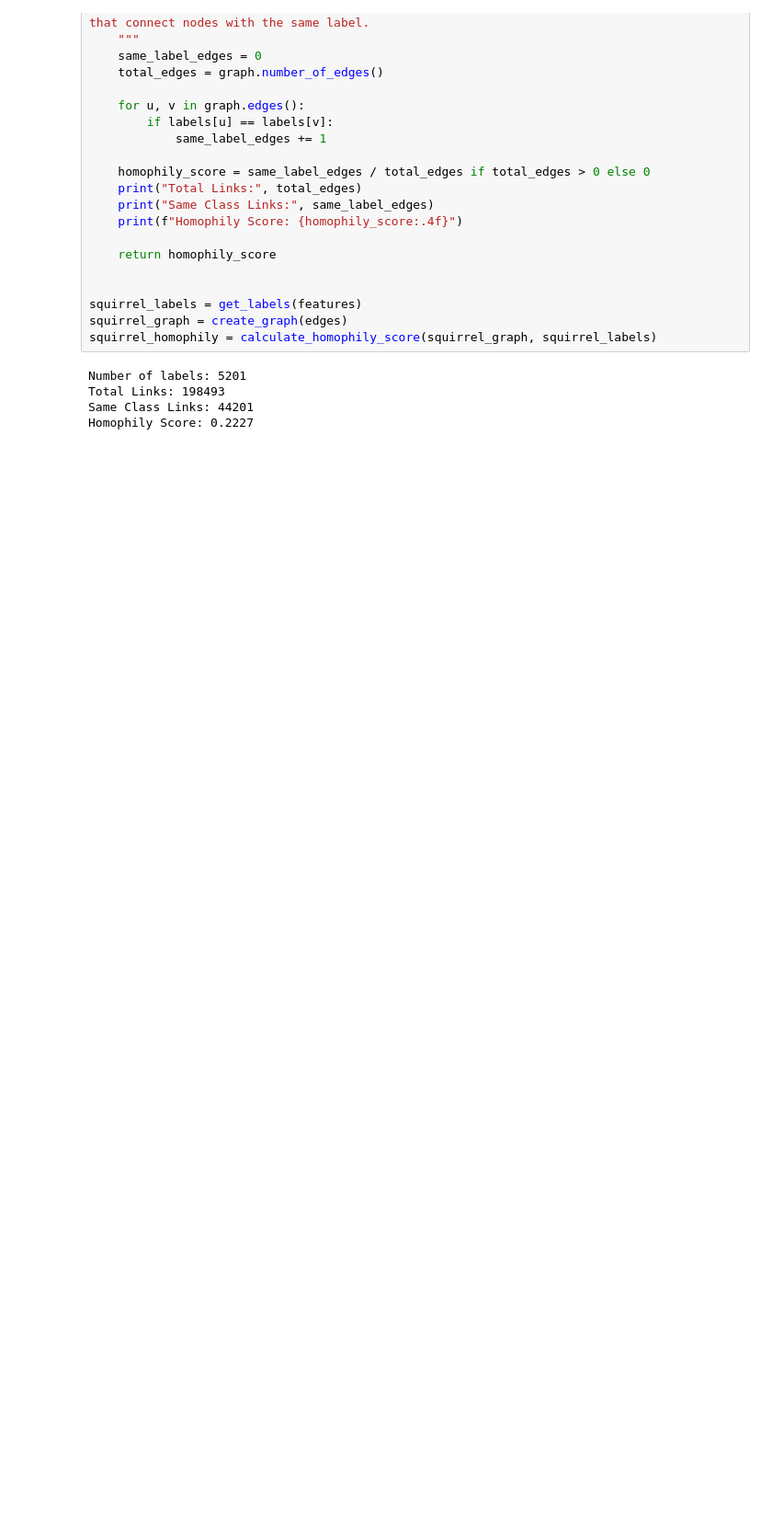
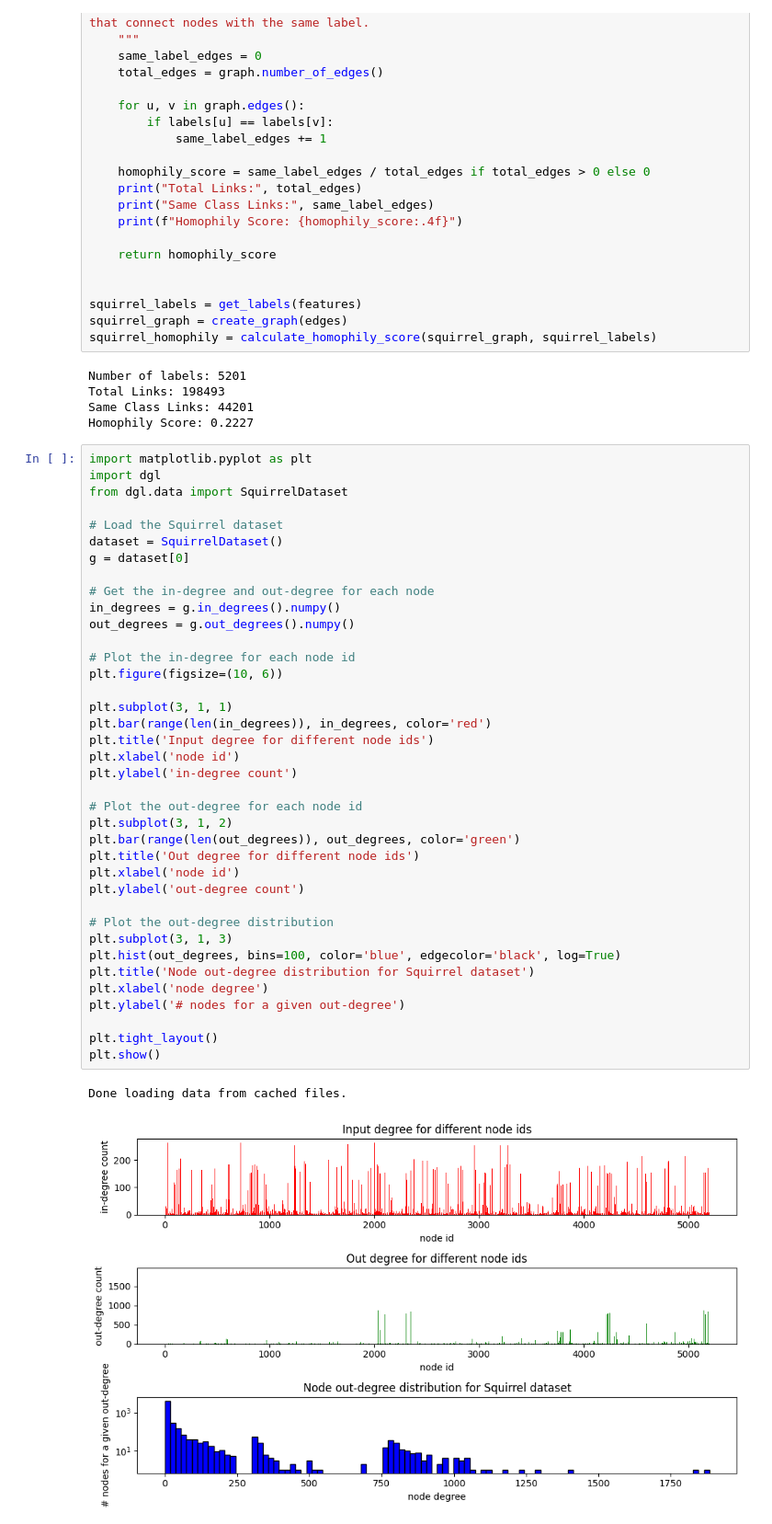
Before and after one commit to tshjustin/GCN-Benchmark, a Jupyter notebook: EDA_SQUIRREL.ipynb, the cells around one changed output. Shown at 92% size. Cells and saved outputs as stored; diff of their text form; blank space fills up the shorter version.

```diff
--- a/EDA_SQUIRREL.ipynb
+++ b/EDA_SQUIRREL.ipynb
@@ -136,3 +136,44 @@ Number of labels: 5201
 Total Links: 198493
 Same Class Links: 44201
 Homophily Score: 0.2227
+# %%
+import matplotlib.pyplot as plt
+import dgl
+from dgl.data import SquirrelDataset
+
+# Load the Squirrel dataset
+dataset = SquirrelDataset()
+g = dataset[0]
+
+# Get the in-degree and out-degree for each node
+in_degrees = g.in_degrees().numpy()
+out_degrees = g.out_degrees().numpy()
+
+# Plot the in-degree for each node id
+plt.figure(figsize=(10, 6))
+
+plt.subplot(3, 1, 1)
+plt.bar(range(len(in_degrees)), in_degrees, color='red')
+plt.title('Input degree for different node ids')
+plt.xlabel('node id')
+plt.ylabel('in-degree count')
+
+# Plot the out-degree for each node id
+plt.subplot(3, 1, 2)
+plt.bar(range(len(out_degrees)), out_degrees, color='green')
+plt.title('Out degree for different node ids')
+plt.xlabel('node id')
+plt.ylabel('out-degree count')
+
+# Plot the out-degree distribution
+plt.subplot(3, 1, 3)
+plt.hist(out_degrees, bins=100, color='blue', edgecolor='black', log=True)
+plt.title('Node out-degree distribution for Squirrel dataset')
+plt.xlabel('node degree')
+plt.ylabel('# nodes for a given out-degree')
+
+plt.tight_layout()
+plt.show()
+# %% [output]
+Done loading data from cached files.
+[figure, added]
```
Also changed, not shown: 1 other file.
